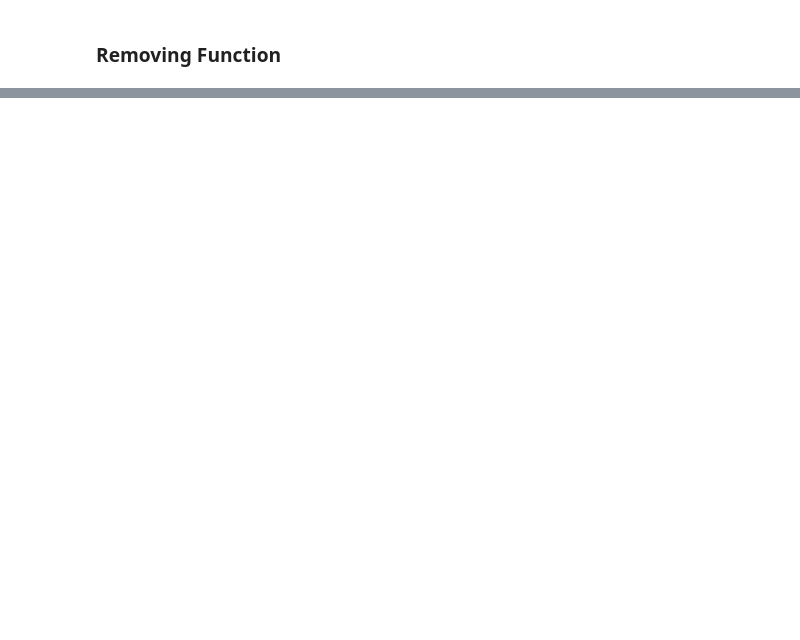
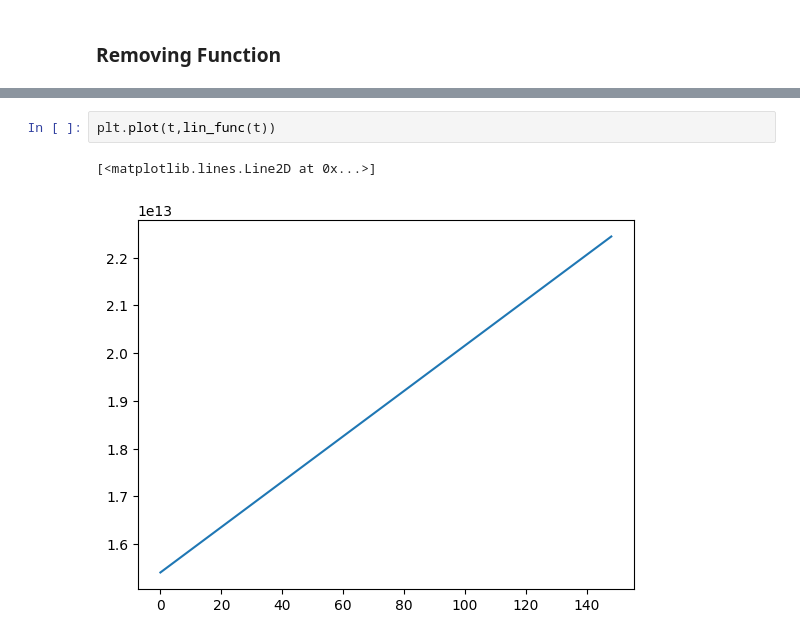
Before and after one commit to penelopenorth/PBL2, a Jupyter notebook: dynamic.ipynb, the cells around one changed output, grey strips where cells are left out. Cells and saved outputs as stored; diff of their text form; blank space fills up the shorter version.

```diff
--- a/dynamic.ipynb
+++ b/dynamic.ipynb
@@ -93,0 +287,5 @@ v_max_ds =
+# %%
+plt.plot(t,lin_func(t))
+# %% [output]
+[<matplotlib.lines.Line2D at 0x...>]
+[figure, added]
```
Also changed, not shown: parts of 23 cells of this notebook, 1 other file.
